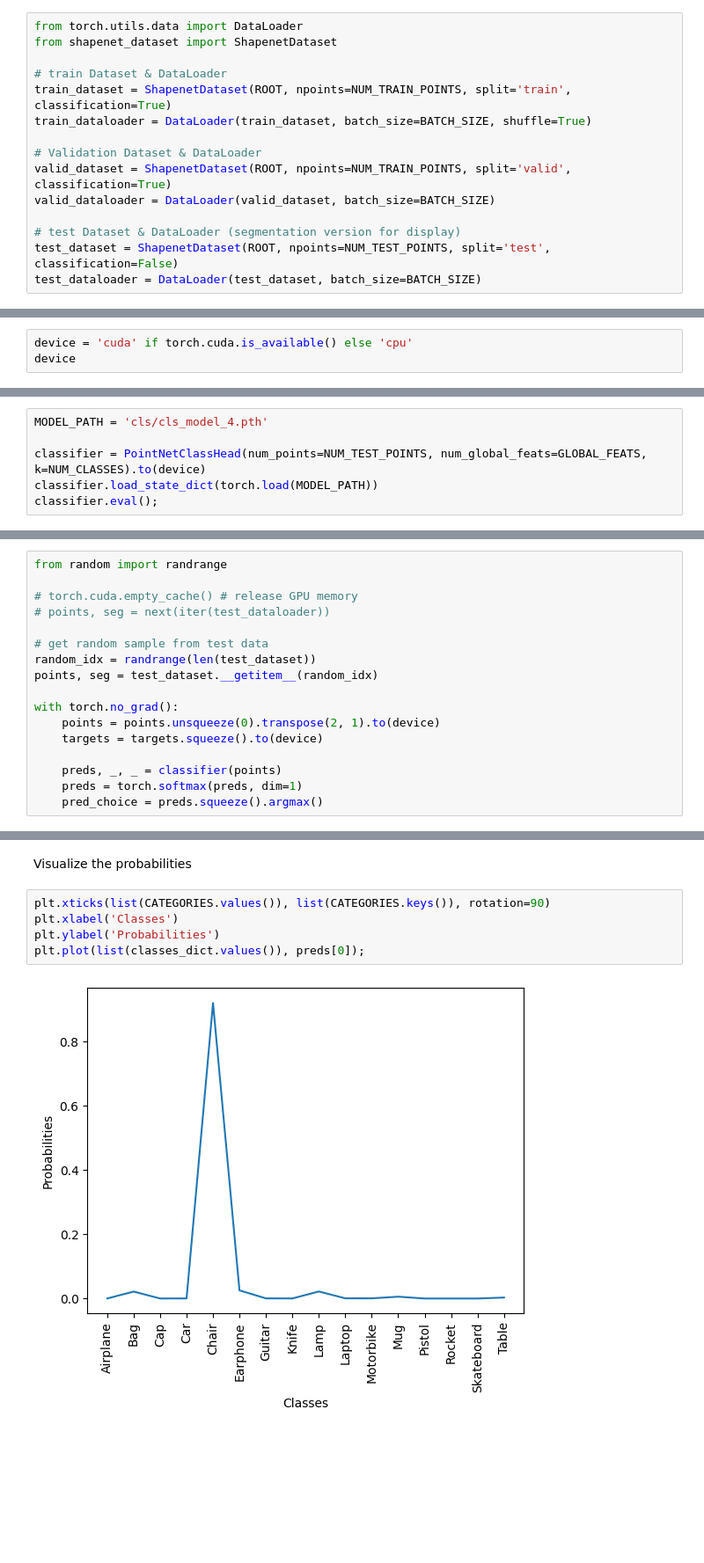
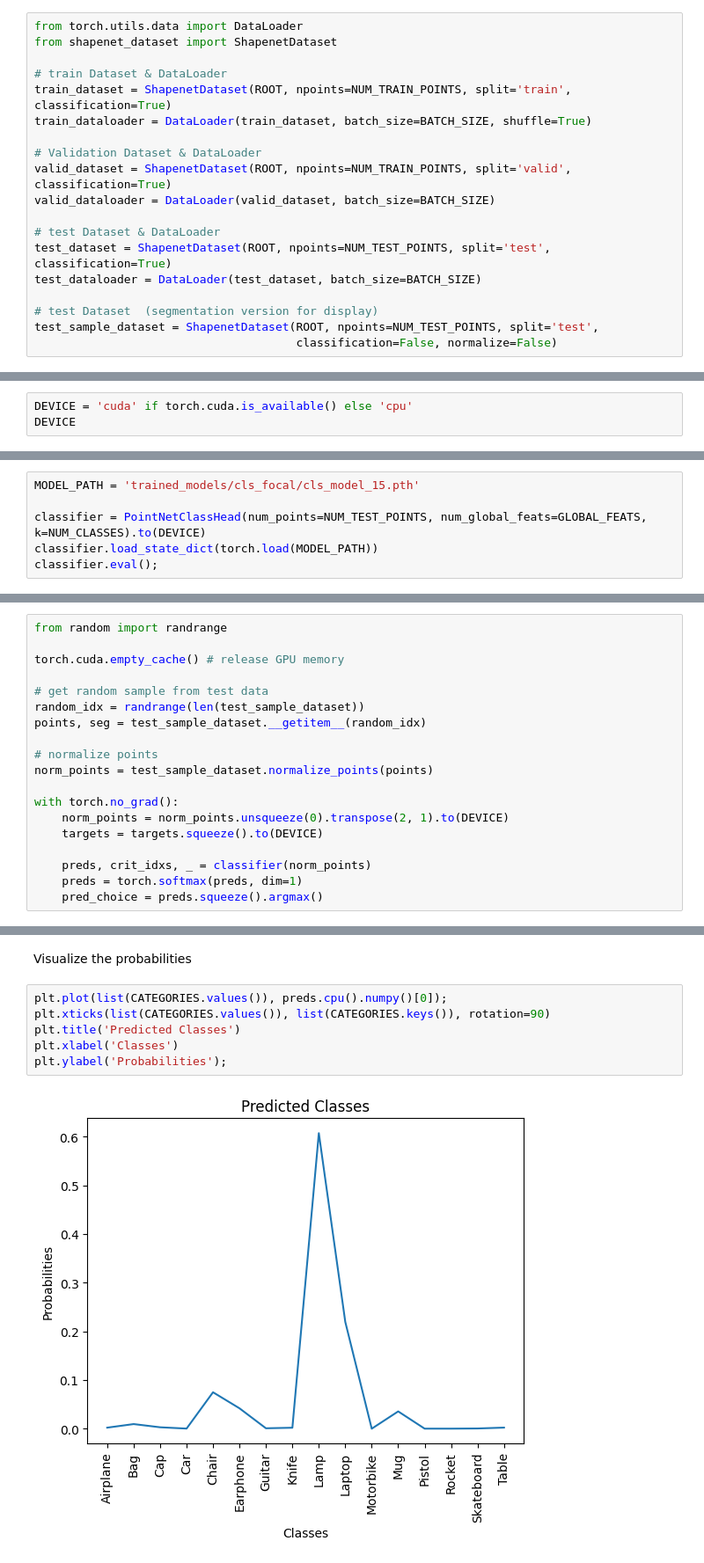
Before and after one commit to itberrios/3D, a Jupyter notebook: point_net/pointnet_cls.ipynb, the cells around one changed output, grey strips where cells are left out. Shown at 88% size. Saved outputs shown, nothing was run; the diff lists cells and outputs as text; blank space fills up the shorter version.

Commit message:
trained new models

```diff
--- a/point_net/pointnet_cls.ipynb
+++ b/point_net/pointnet_cls.ipynb
@@ -113,9 +98,13 @@ train_dataloader = DataLoader(train_dataset, batch_size=BATCH_SIZE, shuffle=True
 valid_dataset = ShapenetDataset(ROOT, npoints=NUM_TRAIN_POINTS, split='valid', classification=True)
 valid_dataloader = DataLoader(valid_dataset, batch_size=BATCH_SIZE)
 
-# test Dataset & DataLoader (segmentation version for display)
-test_dataset = ShapenetDataset(ROOT, npoints=NUM_TEST_POINTS, split='test', classification=False)
+# test Dataset & DataLoader
+test_dataset = ShapenetDataset(ROOT, npoints=NUM_TEST_POINTS, split='test', classification=True)
 test_dataloader = DataLoader(test_dataset, batch_size=BATCH_SIZE)
+
+# test Dataset  (segmentation version for display)
+test_sample_dataset = ShapenetDataset(ROOT, npoints=NUM_TEST_POINTS, split='test',
+                                      classification=False, normalize=False)
 # %% [markdown]
 ### Explore the training data
 # %%
@@ -164,6 +155,6 @@ Get device
 # %%
-device = 'cuda' if torch.cuda.is_available() else 'cpu'
-device
+DEVICE = 'cuda' if torch.cuda.is_available() else 'cpu'
+DEVICE
 # %% [output]
 'cuda'
 # %% [markdown]
@@ -285,8 +340,8 @@ for epoch in range(1, EPOCHS):
 # %% [markdown]
 ### Test Model performance
 # %%
-MODEL_PATH = 'cls/cls_model_4.pth'
+MODEL_PATH = 'trained_models/cls_focal/cls_model_15.pth'
 
-classifier = PointNetClassHead(num_points=NUM_TEST_POINTS, num_global_feats=GLOBAL_FEATS, k=NUM_CLASSES).to(device)
+classifier = PointNetClassHead(num_points=NUM_TEST_POINTS, num_global_feats=GLOBAL_FEATS, k=NUM_CLASSES).to(DEVICE)
 classifier.load_state_dict(torch.load(MODEL_PATH))
 classifier.eval();
@@ -293,18 +390,20 @@ classifier.eval();
 # %%
 from random import randrange
 
-# torch.cuda.empty_cache() # release GPU memory
-# points, seg = next(iter(test_dataloader))
+torch.cuda.empty_cache() # release GPU memory
 
 # get random sample from test data
-random_idx = randrange(len(test_dataset))
-points, seg = test_dataset.__getitem__(random_idx)
+random_idx = randrange(len(test_sample_dataset))
+points, seg = test_sample_dataset.__getitem__(random_idx)
+
+# normalize points
+norm_points = test_sample_dataset.normalize_points(points)
 
 with torch.no_grad():
-    points = points.unsqueeze(0).transpose(2, 1).to(device)
-    targets = targets.squeeze().to(device)
+    norm_points = norm_points.unsqueeze(0).transpose(2, 1).to(DEVICE)
+    targets = targets.squeeze().to(DEVICE)
 
-    preds, _, _ = classifier(points)
+    preds, crit_idxs, _ = classifier(norm_points)
     preds = torch.softmax(preds, dim=1)
     pred_choice = preds.squeeze().argmax()
 # %% [markdown]
@@ -318,10 +417,11 @@ The predicted class is: Chair, with probability: 0.920298159122467
 # %% [markdown]
 Visualize the probabilities
 # %%
+plt.plot(list(CATEGORIES.values()), preds.cpu().numpy()[0]);
 plt.xticks(list(CATEGORIES.values()), list(CATEGORIES.keys()), rotation=90)
+plt.title('Predicted Classes')
 plt.xlabel('Classes')
-plt.ylabel('Probabilities')
-plt.plot(list(classes_dict.values()), preds[0]);
+plt.ylabel('Probabilities');
 # %% [output]
-[figure, old version]
+[figure, new version]
 # %%
```
Also changed, not shown: parts of 23 cells of this notebook, 21 other files.
